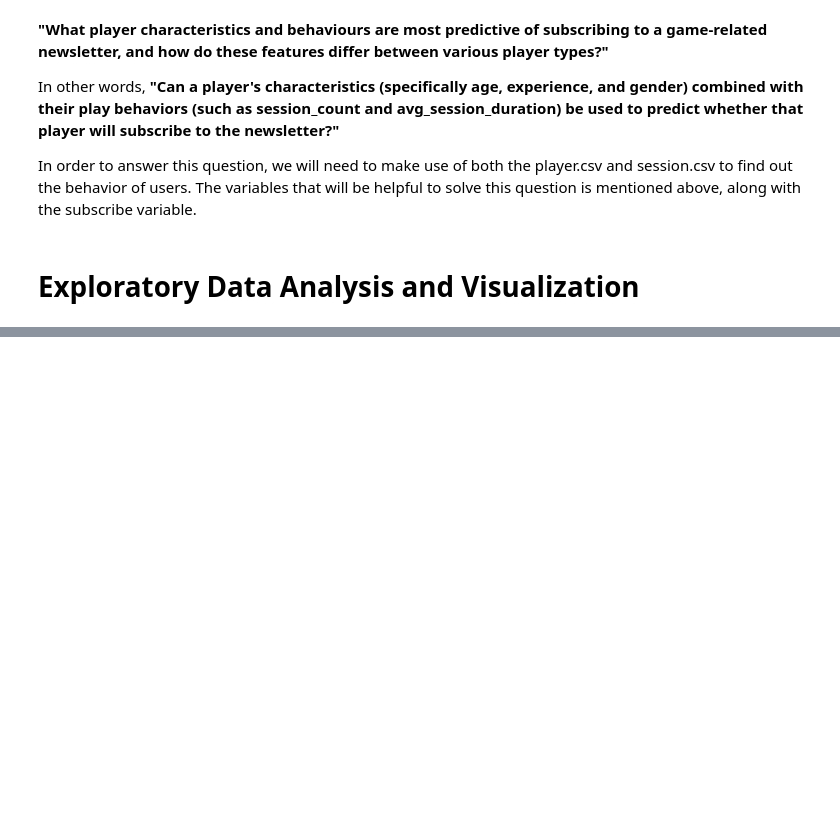
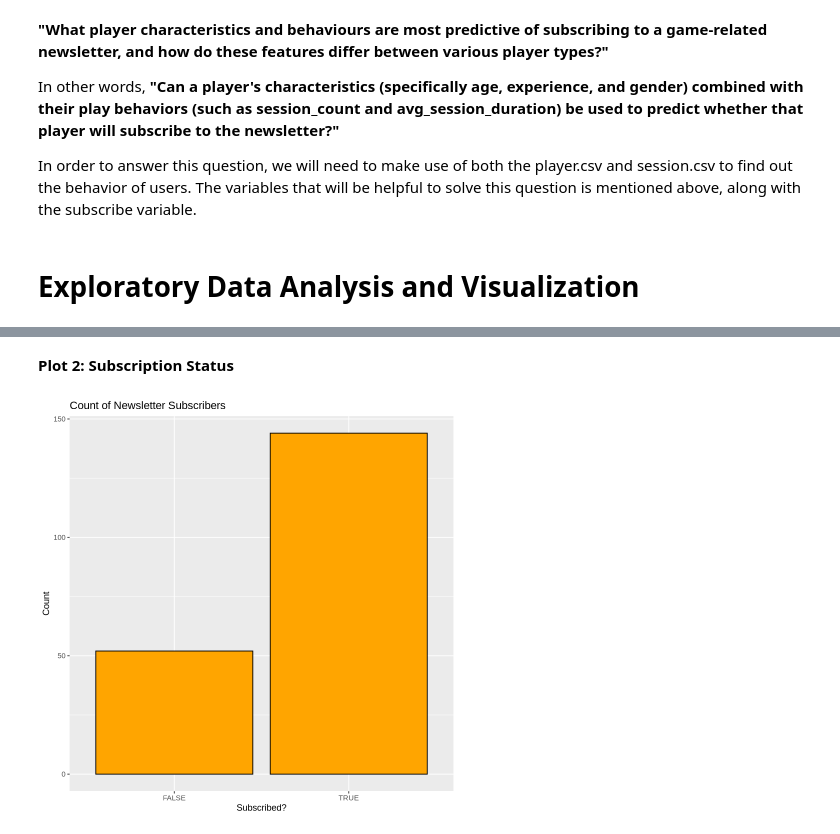
Before and after one commit to TW963/DSCI-100-individual, a Jupyter notebook: Individual planning stage.ipynb, the cells around one changed output, grey strips where cells are left out. Saved outputs shown, nothing was run; the diff lists cells and outputs as text; code cells hidden in the pictures; blank space fills up the shorter version.

```diff
--- a/Individual planning stage.ipynb
+++ b/Individual planning stage.ipynb
@@ -204,0 +232,10 @@ A tibble: 196 × 9
+# %% [markdown]
+**Plot 2: Subscription Status**
+# %%
+ggplot(tidy_data, aes(x = subscribe)) +
+    geom_bar(fill = "orange", color = "black") +
+    labs(title = "Count of Newsletter Subscribers",
+        x = "Subscribed?",
+        y = "Count")
+# %% [output]
+[figure, added]
```
Also changed, not shown: parts of 12 cells of this notebook.
